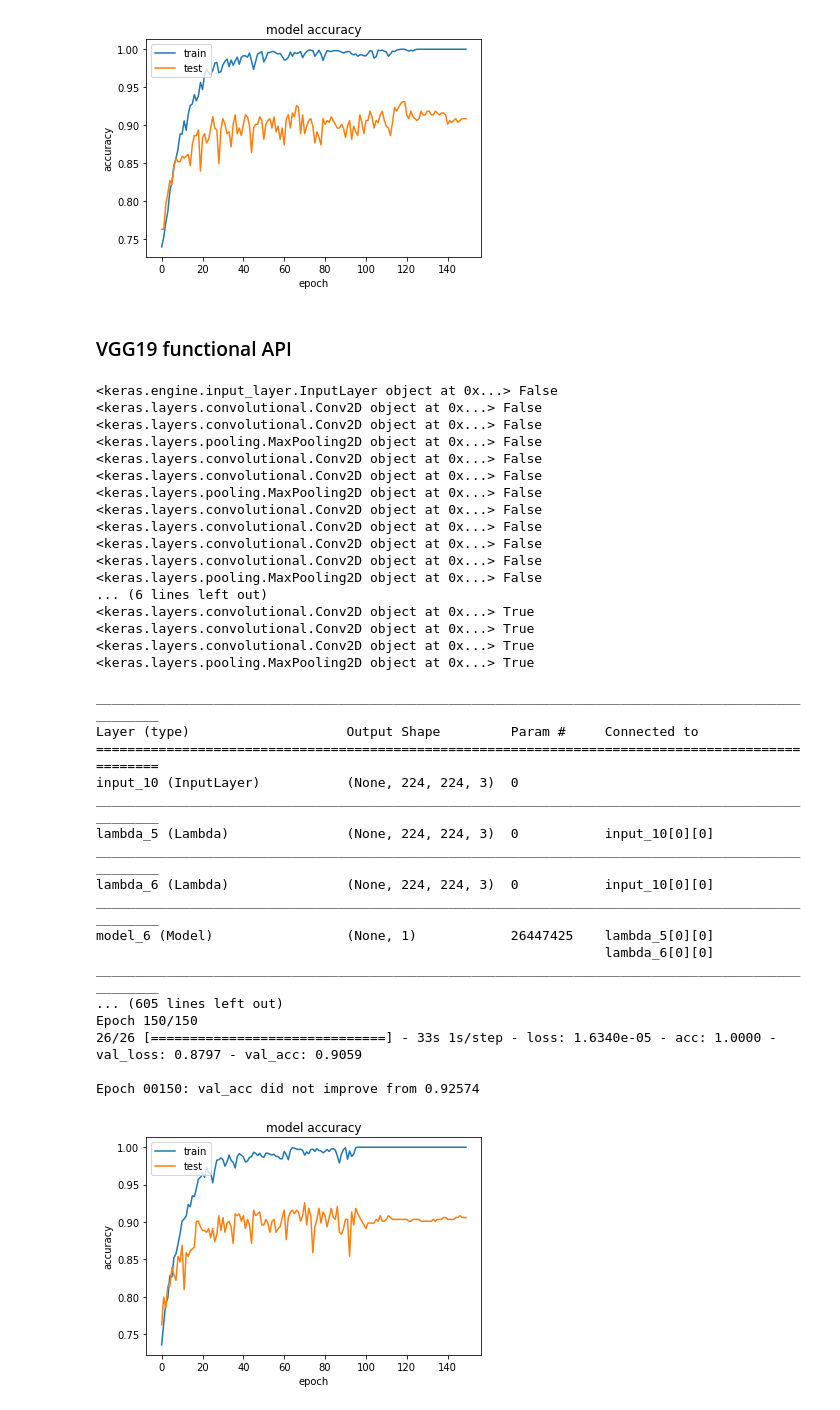
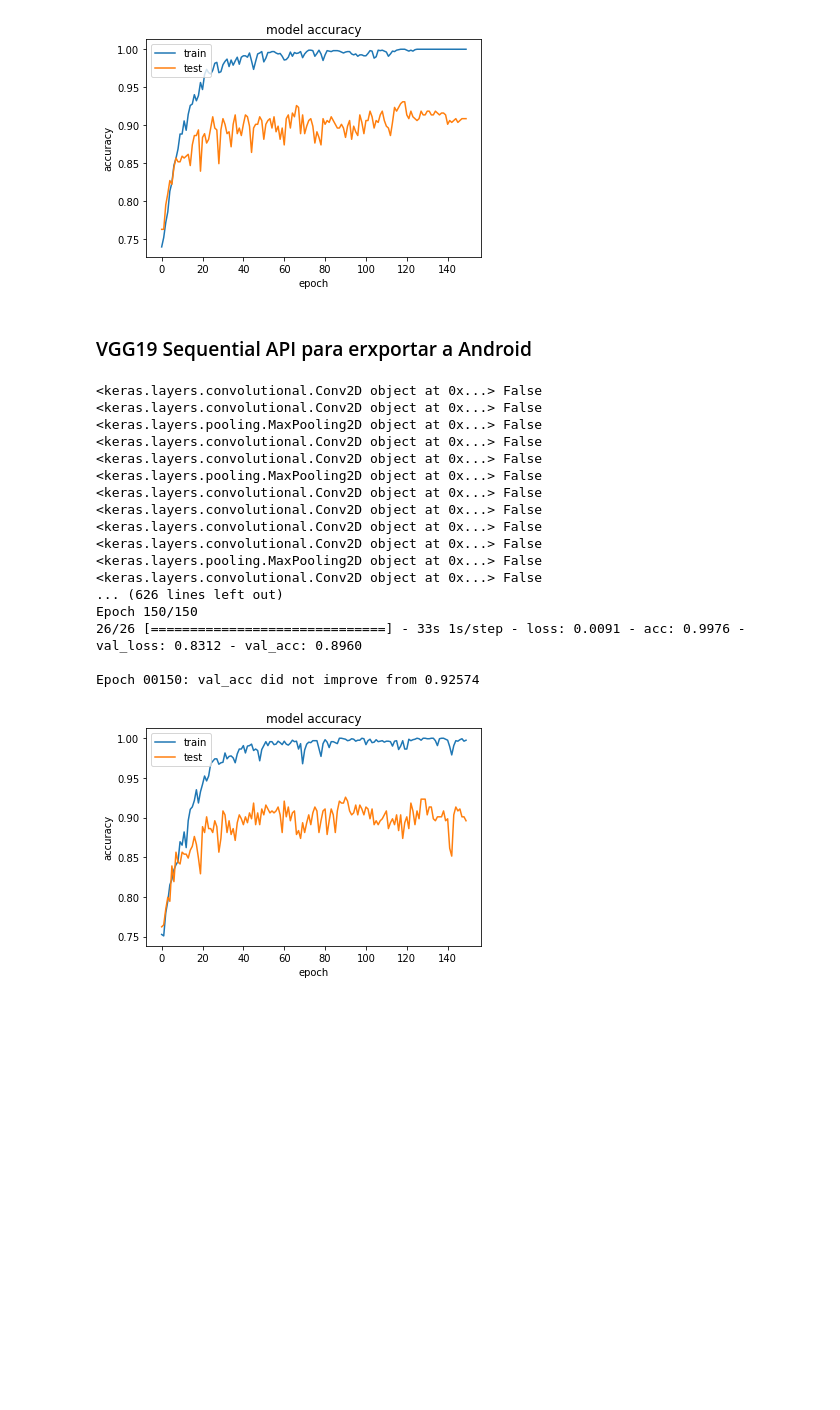
Before and after one commit to diegolamus/InvestigacionLeishmaniasis, a Jupyter notebook: ModeloPredictivo/Experiment.ipynb, the cells around one changed output. Drawn from its saved outputs; the diff is of its cells as text; code cells hidden in the pictures; blank space fills up the shorter version.

```diff
--- a/ModeloPredictivo/Experiment.ipynb
+++ b/ModeloPredictivo/Experiment.ipynb
@@ -579,25 +584,4 @@ Epoch 150/150
 Epoch 00150: val_acc did not improve from 0.93069
 [figure]
 # %% [markdown]
-### VGG19 functional API
+### VGG19 Sequential API para erxportar a Android
-# %%
-# Builds model for transfer learning and fine tunning
-def build_VGG19_fine_tuning_model():
-    input_tensor = Input(shape=(224,224,3))
-    conv_layers = VGG19(weights='imagenet',include_top=False,input_shape=(224, 224, 3),input_tensor=input_tensor)
-    # Freeze conv layers that are not going to be trained
-    for layer in conv_layers.layers[:-5]:
-        layer.trainable = False
-    # Print summary of the layers
-    for layer in conv_layers.layers:
-        print(layer, layer.trainable)
-    # clasification layers
-    top_model = Flatten()(conv_layers.output)
-    top_model = Dense(256,activation='relu')(top_model)
-    top_model = Dropout(0.3)(top_model)
-    top_model = Dense(1,activation='sigmoid')(top_model)
-    # create model
-    model = Model(input=input_tensor, output=top_model)
-    model = multi_gpu_model(model, gpus=2)
-    model.summary()
-    return model
@@ -604,46 +638,29 @@ def build_VGG19_fine_tuning_model():
 # %%
 epochs = 150
-save_as = 'fine_tuning_VGG19_2'
-model = build_VGG19_fine_tuning_model()
+save_as = 'fine_tuning_VGG19_5'
+model = build_VGG19_fine_tuning_model(5)
 history = train_model(model,'leishmaniasis',epochs,save_as=save_as)
 # Export history
 export_history(history, save_as,epochs)
 # Plot accuracy
 plt = get_plt(history)
 plt.show()
 # %% [output]
-<keras.engine.input_layer.InputLayer object at 0x...> False
 <keras.layers.convolutional.Conv2D object at 0x...> False
 <keras.layers.convolutional.Conv2D object at 0x...> False
 <keras.layers.pooling.MaxPooling2D object at 0x...> False
 <keras.layers.convolutional.Conv2D object at 0x...> False
 <keras.layers.convolutional.Conv2D object at 0x...> False
 <keras.layers.pooling.MaxPooling2D object at 0x...> False
 <keras.layers.convolutional.Conv2D object at 0x...> False
 <keras.layers.convolutional.Conv2D object at 0x...> False
 <keras.layers.convolutional.Conv2D object at 0x...> False
 <keras.layers.convolutional.Conv2D object at 0x...> False
 <keras.layers.pooling.MaxPooling2D object at 0x...> False
-... (6 lines left out)
-<keras.layers.convolutional.Conv2D object at 0x...> True
-<keras.layers.convolutional.Conv2D object at 0x...> True
-<keras.layers.convolutional.Conv2D object at 0x...> True
-<keras.layers.pooling.MaxPooling2D object at 0x...> True
+<keras.layers.convolutional.Conv2D object at 0x...> False
+... (626 lines left out)
+Epoch 150/150
+26/26 [==============================] - 33s 1s/step - loss: 0.0091 - acc: 0.9976 - val_loss: 0.8312 - val_acc: 0.8960
+
+Epoch 00150: val_acc did not improve from 0.92574
-__________________________________________________________________________________________________
-Layer (type)                    Output Shape         Param #     Connected to
-==================================================================================================
-input_10 (InputLayer)           (None, 224, 224, 3)  0
-__________________________________________________________________________________________________
-lambda_5 (Lambda)               (None, 224, 224, 3)  0           input_10[0][0]
-__________________________________________________________________________________________________
-lambda_6 (Lambda)               (None, 224, 224, 3)  0           input_10[0][0]
-__________________________________________________________________________________________________
-model_6 (Model)                 (None, 1)            26447425    lambda_5[0][0]
-                                                                 lambda_6[0][0]
-__________________________________________________________________________________________________
-... (605 lines left out)
-Epoch 150/150
-26/26 [==============================] - 33s 1s/step - loss: 1.6340e-05 - acc: 1.0000 - val_loss: 0.8797 - val_acc: 0.9059
-
-Epoch 00150: val_acc did not improve from 0.92574
-[figure, old version]
+[figure, new version]
```
Also changed, not shown: parts of 49 cells of this notebook, 2 other files.
